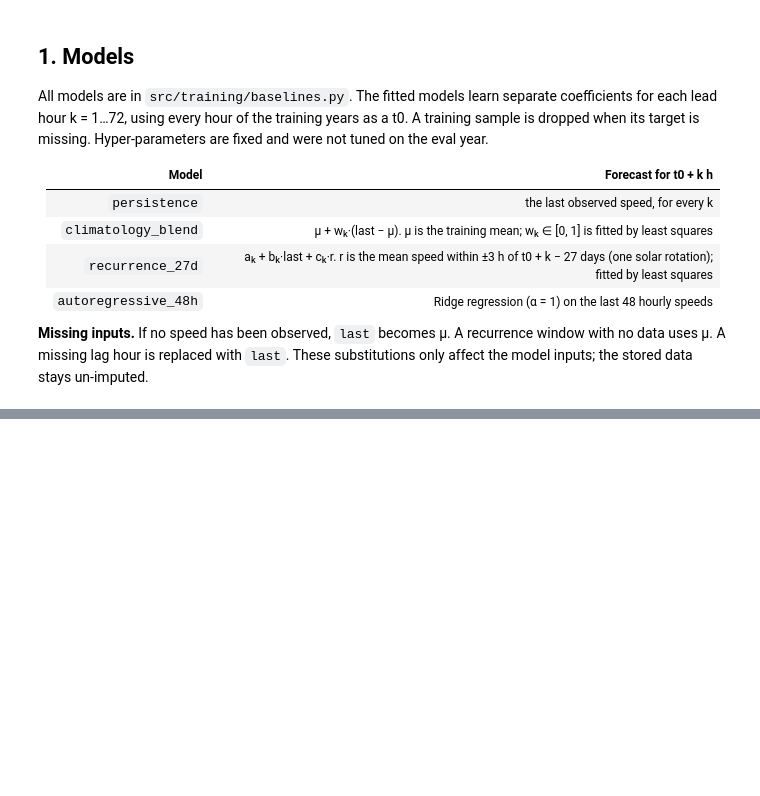
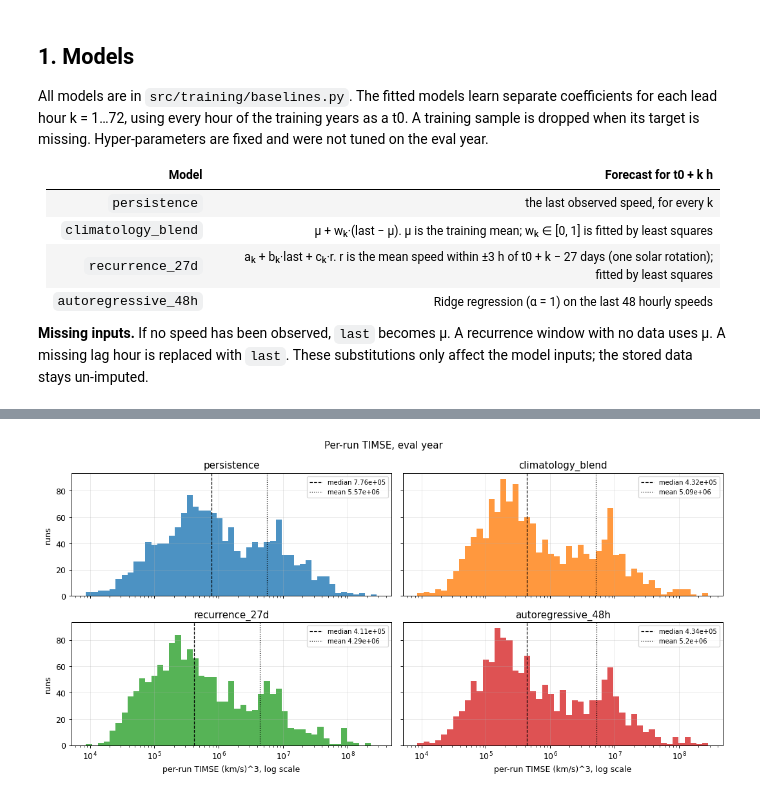
Before and after one commit to chingozhatinashe/benchlab-competition, a Jupyter notebook: src/experiments/baselines.ipynb, the cells around one changed output, grey strips where cells are left out. Cells and saved outputs as stored; diff of their text form; code cells hidden in the pictures; blank space fills up the shorter version.

```diff
--- a/src/experiments/baselines.ipynb
+++ b/src/experiments/baselines.ipynb
@@ -220,16 +89,0 @@ The 48-hour-ahead forecasts around the fastest wind in the eval year. Each point
-# %%
-lead = 48
-target_times = t0s + pd.Timedelta(hours=lead)
-peak = held_out.idxmax()
-start, end = peak - pd.Timedelta(days=10), peak + pd.Timedelta(days=10)
-window = (target_times >= start) & (target_times <= end)
-
-fig, ax = plt.subplots()
-obs = series[start:end]
-ax.plot(obs.index, obs, color="k", lw=1, label="observed")
-for name, f in forecasts.items():
-    label = f"{name} (+{lead} h)"
-    ax.plot(target_times[window], f[window, lead - 1], marker=".", lw=0.8, label=label)
-ax.set_ylabel("speed (km/s)")
-ax.set_title(f"Forecasts made {lead} h ahead around the eval-year peak ({peak:%Y-%m-%d})")
-ax.legend(fontsize=8, loc="upper left");
@@ -272,0 +133,11 @@ eval year.
+# %%
+runs = {name: run_forecasts(cls()) for name, cls in ALL.items()}
+t0s, _, actual = runs["persistence"]
+forecasts = {name: f for name, (_, f, _) in runs.items()}
+residuals = {name: actual - f for name, f in forecasts.items()}
+run_scores = pd.DataFrame({name: run_timse(f, actual) for name, f in forecasts.items()}, index=t0s)
+
+print(
+    f"{len(t0s)} runs x {HORIZON} leads; {np.isnan(actual).sum()} actuals missing; "
+    f"{run_scores.isna().any(axis=1).sum()} runs unscored"
+)
@@ -272,0 +165,19 @@ eval year.
+# %%
+bins = np.logspace(np.log10(run_scores.min().min()), np.log10(run_scores.max().max()), 50)
+fig, axes = plt.subplots(2, 2, figsize=(12, 6), sharex=True, sharey=True)
+for ax, name in zip(axes.flat, ALL, strict=True):
+    s = run_scores[name].dropna()
+    ax.hist(s, bins=bins, color=COLORS[name], alpha=0.8)
+    ax.axvline(s.median(), color="k", ls="--", lw=1, label=f"median {s.median():.3g}")
+    ax.axvline(s.mean(), color="k", ls=":", lw=1, label=f"mean {s.mean():.3g}")
+    ax.set_xscale("log")
+    ax.set_title(name)
+    ax.legend(fontsize=8)
+for ax in axes[1]:
+    ax.set_xlabel("per-run TIMSE (km/s)^3, log scale")
+for ax in axes[:, 0]:
+    ax.set_ylabel("runs")
+fig.suptitle("Per-run TIMSE, eval year")
+fig.tight_layout()
+# %% [output]
+[figure, added]
```
Also changed, not shown: parts of 44 cells of this notebook, 4 other files.
